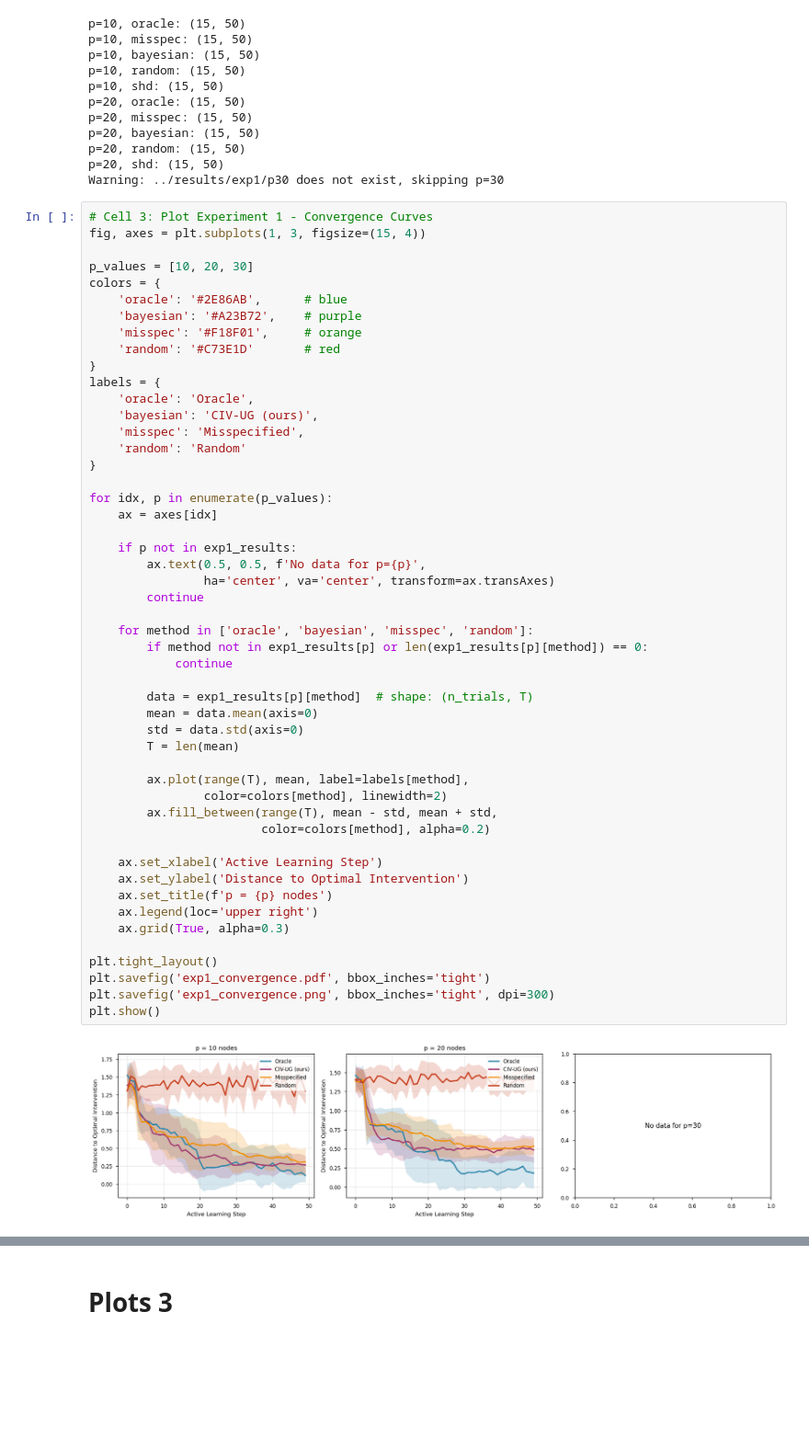
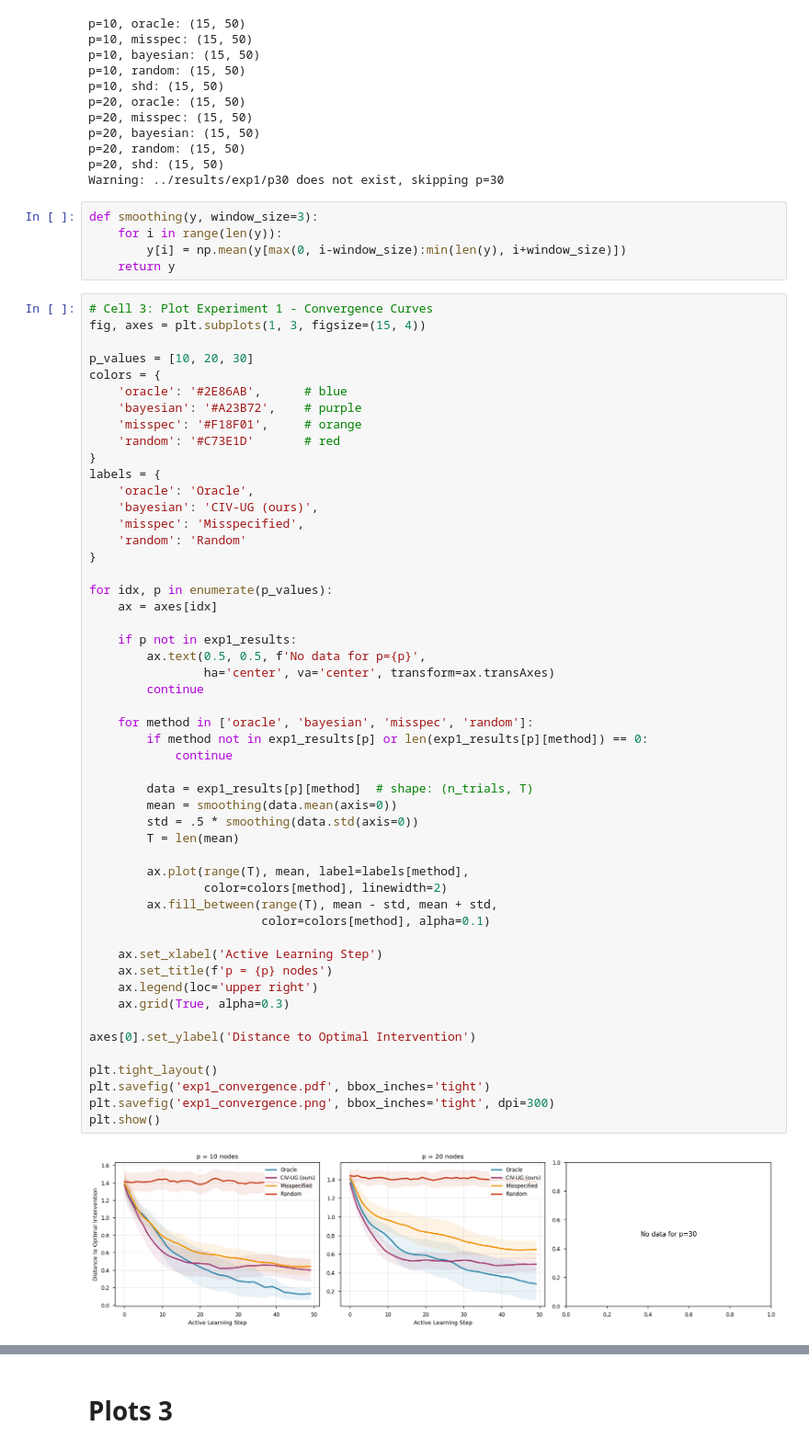
Before and after one commit to wvirany/actlearn_optint, a Jupyter notebook: optint/notebook/bciv_plots.ipynb, the cells around one changed output, grey strips where cells are left out. Shown: that part at 92% size. Cells and saved outputs as stored; diff of their text form; blank space fills up the shorter version.

```diff
--- a/optint/notebook/bciv_plots.ipynb
+++ b/optint/notebook/bciv_plots.ipynb
@@ -164,6 +164,11 @@ p=20, bayesian: (15, 50)
 p=20, random: (15, 50)
 p=20, shd: (15, 50)
 Warning: ../results/exp1/p30 does not exist, skipping p=30
+# %%
+def smoothing(y, window_size=3):
+    for i in range(len(y)):
+        y[i] = np.mean(y[max(0, i-window_size):min(len(y), i+window_size)])
+    return y
 # %%
 # Cell 3: Plot Experiment 1 - Convergence Curves
 fig, axes = plt.subplots(1, 3, figsize=(15, 4))
@@ -184,38 +189,39 @@ labels = {
 
 for idx, p in enumerate(p_values):
     ax = axes[idx]
 
     if p not in exp1_results:
         ax.text(0.5, 0.5, f'No data for p={p}',
                 ha='center', va='center', transform=ax.transAxes)
         continue
 
     for method in ['oracle', 'bayesian', 'misspec', 'random']:
         if method not in exp1_results[p] or len(exp1_results[p][method]) == 0:
             continue
 
         data = exp1_results[p][method]  # shape: (n_trials, T)
-        mean = data.mean(axis=0)
-        std = data.std(axis=0)
+        mean = smoothing(data.mean(axis=0))
+        std = .5 * smoothing(data.std(axis=0))
         T = len(mean)
 
         ax.plot(range(T), mean, label=labels[method],
                 color=colors[method], linewidth=2)
         ax.fill_between(range(T), mean - std, mean + std,
-                        color=colors[method], alpha=0.2)
+                        color=colors[method], alpha=0.1)
 
     ax.set_xlabel('Active Learning Step')
-    ax.set_ylabel('Distance to Optimal Intervention')
     ax.set_title(f'p = {p} nodes')
     ax.legend(loc='upper right')
     ax.grid(True, alpha=0.3)
+
+axes[0].set_ylabel('Distance to Optimal Intervention')
 
 plt.tight_layout()
 plt.savefig('exp1_convergence.pdf', bbox_inches='tight')
 plt.savefig('exp1_convergence.png', bbox_inches='tight', dpi=300)
 plt.show()
 # %% [output]
-[figure, old version]
+[figure, new version]
 # %%
 # Cell 4: Plot Experiment 1 - SHD Over Time
 fig, axes = plt.subplots(1, 3, figsize=(15, 4))
```
Also changed, not shown: parts of 5 cells of this notebook, 2 other files.
